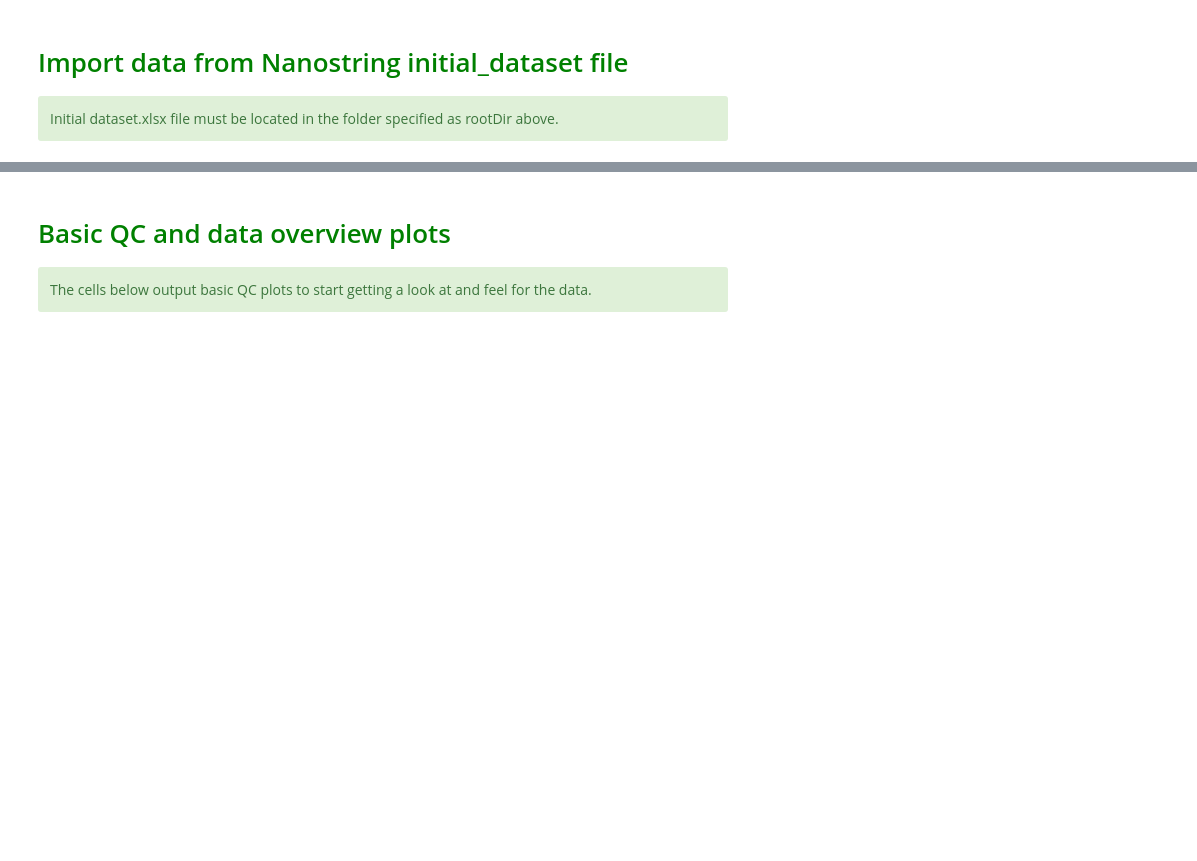
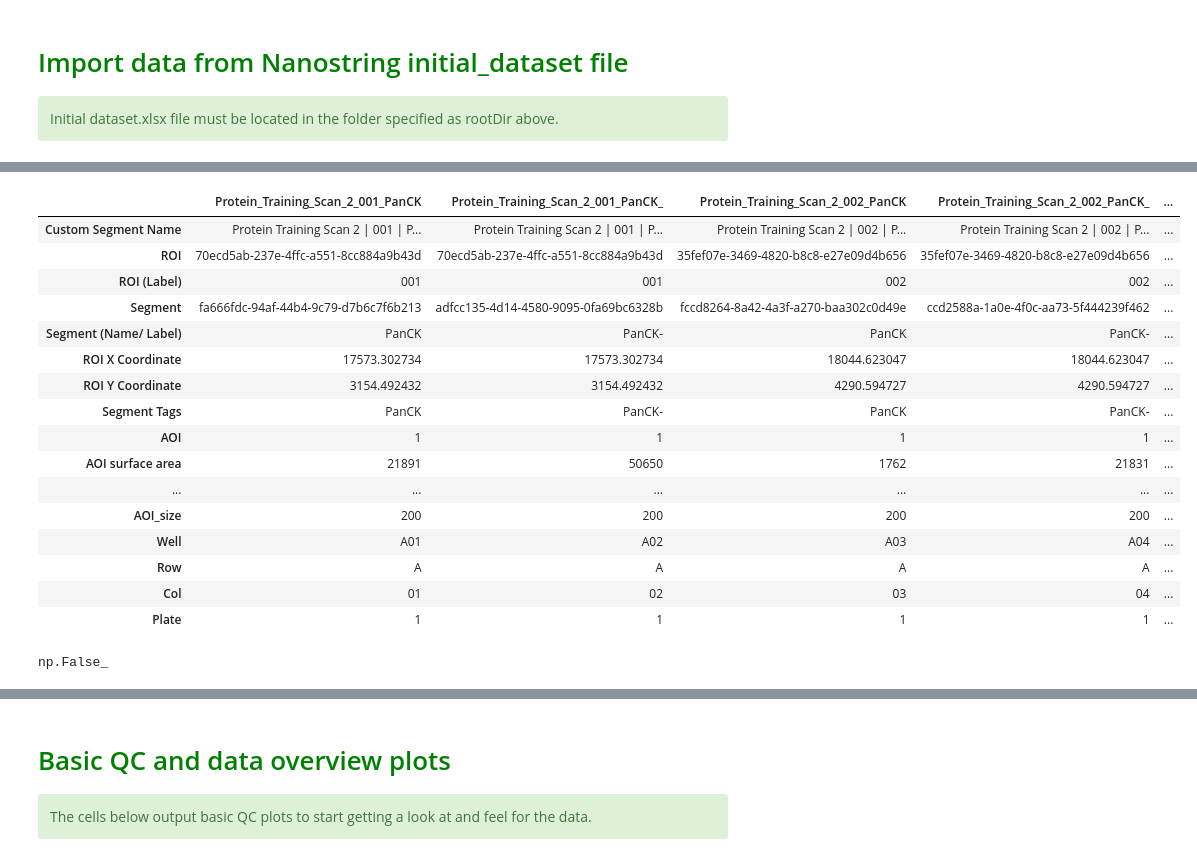
Before and after one commit to kyleupton/DSP_EDA_Protein, a Jupyter notebook: DSP_nCounter_Protein_QC_Git.ipynb, the cells around one changed output, grey strips where cells are left out. Cells and saved outputs as stored; diff of their text form; code cells hidden in the pictures; blank space fills up the shorter version.

```diff
--- a/DSP_nCounter_Protein_QC_Git.ipynb
+++ b/DSP_nCounter_Protein_QC_Git.ipynb
@@ -114,7 +127,13 @@ print(f'dataPath : {dataPath}\n')
 
 masterData = MasterData(dataPath)
 # Read in masterr data and clean sample names.
-dataExternal, dataLog1External, sampleInfo = masterData.get_data(fix_zeros=True, clean_names=True)
-dataLog1External, sampleInfo = masterData.add_class_mean(masterData.dataLog1)
-nuclei = sampleInfo.loc['AOI nuclei count']
-surfArea = sampleInfo.loc['AOI surface area']
+
+masterData.prepare_data(fix_zeros=True, clean_names=True)
+masterData.add_class_mean(masterData.dataLog1)
+
+
+
+# dataExternal, dataLog1External, sampleInfo = masterData.get_data(fix_zeros=True, clean_names=True)
+# dataLog1External, sampleInfo = masterData.add_class_mean(masterData.dataLog1)
+# nuclei = sampleInfo.loc['AOI nuclei count']
+# surfArea = sampleInfo.loc['AOI surface area']
@@ -162,6 +237,28 @@ if writePlateInfoOutput:
+# %%
+masterData.sampleInfo
+# %% [output]
+|  | Protein_Training_Scan_2_001_PanCK | Protein_Training_Scan_2_001_PanCK_ | Protein_Training_Scan_2_002_PanCK | Protein_Training_Scan_2_002_PanCK_ | ... |
+| Custom Segment Name | Protein Training Scan 2 | 001 | P... | Protein Training Scan 2 | 001 | P... | Protein Training Scan 2 | 002 | P... | Protein Training Scan 2 | 002 | P... | ... |
+| ROI | 70ecd5ab-237e-4ffc-a551-8cc884a9b43d | 70ecd5ab-237e-4ffc-a551-8cc884a9b43d | 35fef07e-3469-4820-b8c8-e27e09d4b656 | 35fef07e-3469-4820-b8c8-e27e09d4b656 | ... |
+| ROI (Label) | 001 | 001 | 002 | 002 | ... |
+| Segment | fa666fdc-94af-44b4-9c79-d7b6c7f6b213 | adfcc135-4d14-4580-9095-0fa69bc6328b | fccd8264-8a42-4a3f-a270-baa302c0d49e | ccd2588a-1a0e-4f0c-aa73-5f444239f462 | ... |
+| Segment (Name/ Label) | PanCK | PanCK- | PanCK | PanCK- | ... |
+| ROI X Coordinate | 17573.302734 | 17573.302734 | 18044.623047 | 18044.623047 | ... |
+| ROI Y Coordinate | 3154.492432 | 3154.492432 | 4290.594727 | 4290.594727 | ... |
+| Segment Tags | PanCK | PanCK- | PanCK | PanCK- | ... |
+| AOI | 1 | 1 | 1 | 1 | ... |
+| AOI surface area | 21891 | 50650 | 1762 | 21831 | ... |
+| ... | ... | ... | ... | ... | ... |
+| AOI_size | 200 | 200 | 200 | 200 | ... |
+| Well | A01 | A02 | A03 | A04 | ... |
+| Row | A | A | A | A | ... |
+| Col | 01 | 02 | 03 | 04 | ... |
+| Plate | 1 | 1 | 1 | 1 | ... |
 # %%
 # Check if any values for weill, row, col or plate are blank
-sampleInfo.loc[['Well','Row','Col','Plate']].isnull().any().any()
+masterData.sampleInfo.loc[['Well','Row','Col','Plate']].isnull().any().any()
+# %% [output]
+np.False_
 # %%
 # Sanity check
 # View sampleInfo entries for weill, row, col or plate
```
Also changed, not shown: parts of 17 cells of this notebook, 4 other files.
